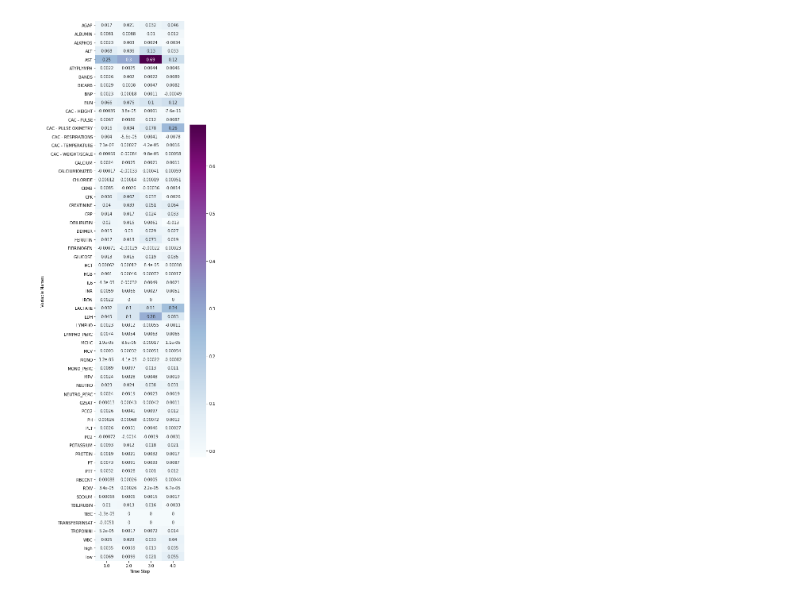
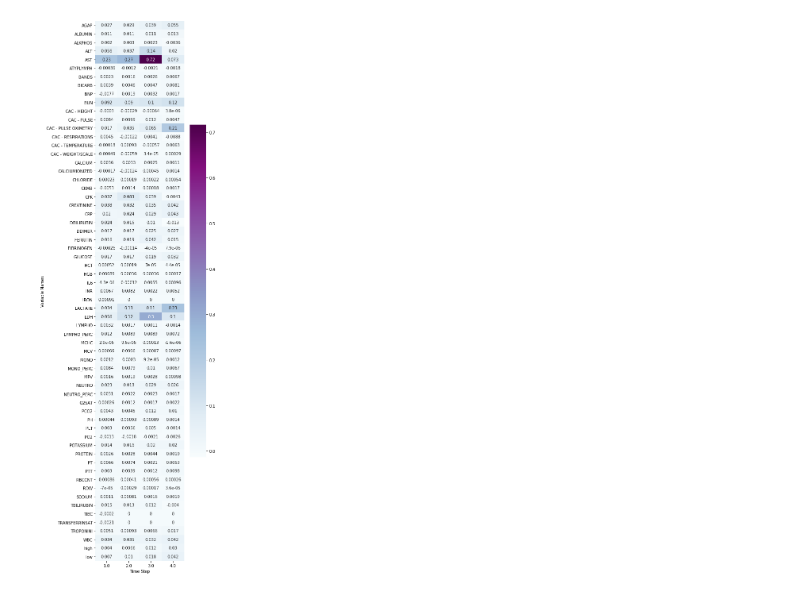
Before and after one commit to Tingyiwanyan/Contrastive_Learning_For_Covid, a Jupyter notebook: draw_heat_map.ipynb, the cells around one changed output. Drawn from its saved outputs; the diff is of its cells as text; code cells hidden in the pictures.

```diff
--- a/draw_heat_map.ipynb
+++ b/draw_heat_map.ipynb
@@ -4,9 +4,9 @@ import numpy as np
 import matplotlib.pyplot as plt
 # %%
 import pandas as pd
-heat = pd.read_csv("retain_ce_24h_death_full_data_heat_map.csv")
+heat = pd.read_csv("retain_cl_24h_death_full_data_heat_map.csv")
 heat_map = heat.pivot("Variable Names","Time Step","Contribution Scores")
 fig = plt.figure(figsize=(5,25))
 heat_ = sns.heatmap(heat_map,annot=True,cmap='BuPu')
 # %% [output]
-[figure, old version]
+[figure, new version]
```
Also changed, not shown: parts of 2 cells of this notebook, 2 other files.
